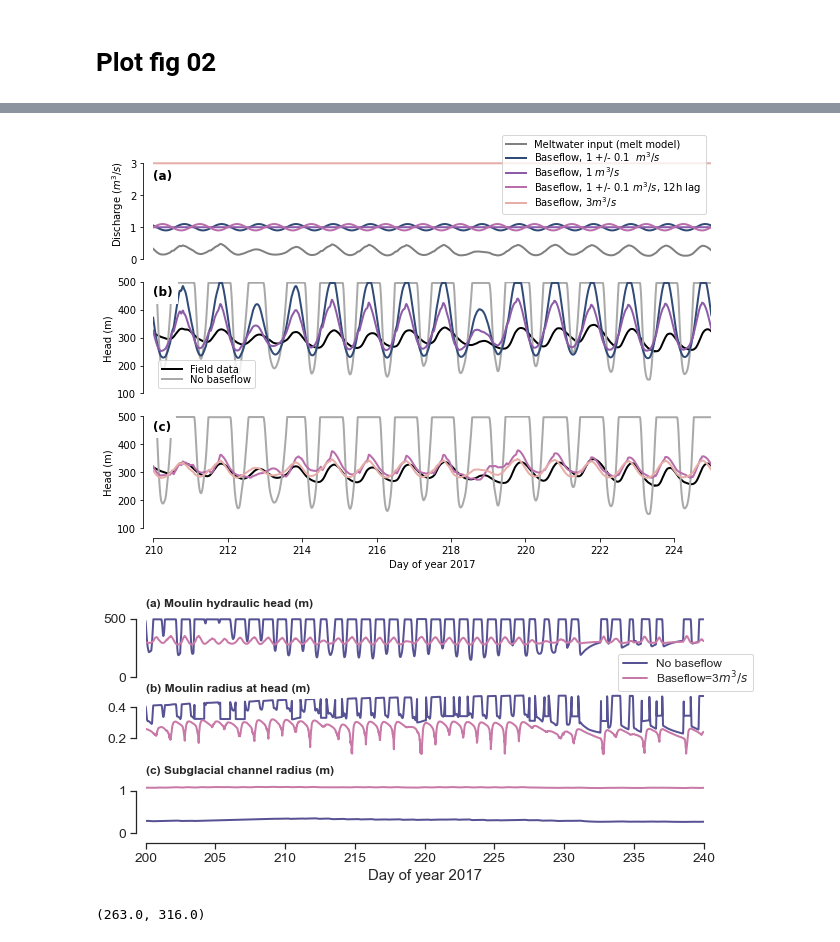
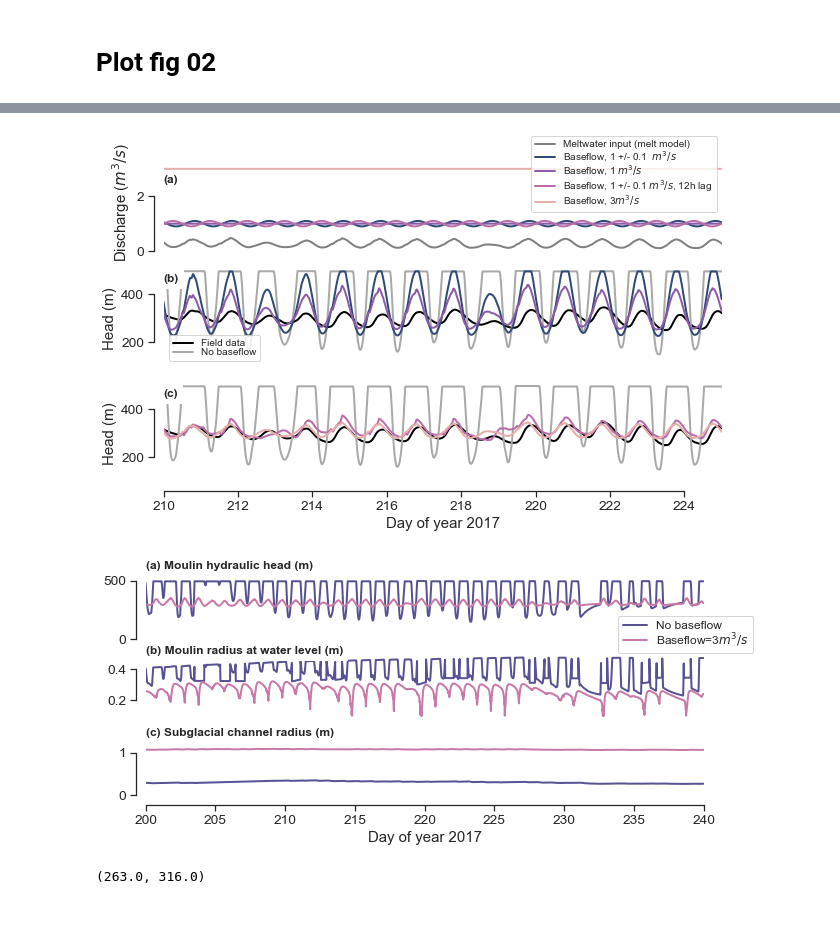
Before and after one commit to cctrunz/ModelRepo_pyMouShBaseflow_paper, a Jupyter notebook: Plot_figures_with_JEME.ipynb, the cells around one changed output, grey strips where cells are left out. Saved outputs shown, nothing was run; the diff lists cells and outputs as text; code cells hidden in the pictures; blank space fills up the shorter version.

```diff
--- a/Plot_figures_with_JEME.ipynb
+++ b/Plot_figures_with_JEME.ipynb
@@ -310,8 +351,12 @@ picklefile.close()
 Use pickled data if possible
 # %%
 
-picklefile = open('cylinder_TC', 'rb')
-cylinder = pickle.load(picklefile)
+picklefile = open('cylinder10_TC', 'rb')
+cylinder10 = pickle.load(picklefile)
+picklefile.close()
+
+picklefile = open('cylinder1_TC', 'rb')
+cylinder1 = pickle.load(picklefile)
 picklefile.close()
 
 picklefile = open('bf0_fix_TC', 'rb')
@@ -572,7 +612,7 @@ palette = sns.cubehelix_palette(n_colors=10, start=1.5, rot=1, gamma=1.5, hue=1,
 
 xlim = [210,225] #days
 ylim_head = [100,500]
-figure_size = (10,7)
+figure_size = (10,6)
 size_legend = 10
 lw = 2
 
@@ -595,7 +635,7 @@ ax[0].plot(bf3_fix.time_day, bf3_fix.dict['subglacial_baseflow'],
 
 
 #plot preferences
-ax[0].legend(loc=1, prop={'size': size_legend},labelspacing=0, bbox_to_anchor=(1, 1.15))
+ax[0].legend(loc=1, prop={'size': size_legend}, bbox_to_anchor=(1, 1.25),labelspacing=0)
 ax[0].set_xlim(xlim)
 ax[0].set_ylim([0,3.5])
 ax[0].set_ylabel('Discharge ($m^3/s$)')
@@ -623,34 +663,34 @@ ax[1].set_ylabel('Head (m)')
 ax[2].plot(t_real/secinday,h_real, color='black',linewidth=lw)
 ax[2].plot(bf0_fix.time_day, bf0_fix.dict['head'], color='darkgray',linewidth=lw)
 #plot head with lag
 ax[2].plot(bf1_osc_shift.time_day, bf1_osc_shift.dict['head'], color=palette[6],linewidth=lw)
 ax[2].plot(bf3_fix.time_day, bf3_fix.dict['head'], color=palette[8],linewidth=lw)
 
 #plot preferences
 ax[2].set_xlim(xlim)
 ax[2].set_ylim(ylim_head)
 ax[2].set_ylabel('Head (m)')
 ax[2].set_xlabel('Day of year 2017')
 
 #COMPARE baseflow and Qin
 
 sns.despine(offset=10,trim=True)
 sns.despine(ax=ax[0],bottom=True)
 sns.despine(ax=ax[1],bottom=True)
 ax[0].set_xticks([])
 ax[1].set_xticks([])
 
 #letters
 ax[0].text(210,2.5,'(a)',fontsize=12, weight='bold', bbox=dict(facecolor='white', edgecolor='white'))
 ax[1].text(210,450,'(b)',fontsize=12, weight='bold', bbox=dict(facecolor='white', edgecolor='white'))
 ax[2].text(210,450,'(c)',fontsize=12, weight='bold', bbox=dict(facecolor='white', edgecolor='white'))
 
 
 
 
 plt.savefig('Figure_TC/fig04.pdf',bbox_inches='tight')
 # %% [output]
-[figure, old version]
+[figure, new version]
 # %%
 sns.set_theme(style="ticks", font_scale=1.25)
 palette = sns.cubehelix_palette(n_colors=4, start=1.5, rot=1, gamma=1.5, hue=1,
@@ -706,20 +746,20 @@ sns.despine(trim=True, offset=[10,10])
 
 sns.despine(ax=axs[0],bottom=True)
 sns.despine(ax=axs[1],bottom=True)
-sns.despine(ax=ax2,right=False)
+#sns.despine(ax=ax2,right=False)
 axs[0].set_xticks([])
 axs[1].set_xticks([])
 
 #letters
 axs[0].text(200,600,'(a) Moulin hydraulic head (m)',fontsize=12, weight='bold', bbox=dict(facecolor='white'))
-axs[1].text(200,0.5,'(b) Moulin radius at head (m)',fontsize=12, weight='bold', bbox=dict(facecolor='white'))
+axs[1].text(200,0.5,'(b) Moulin radius at water level (m)',fontsize=12, weight='bold', bbox=dict(facecolor='white'))
 axs[2].text(200,1.4,'(c) Subglacial channel radius (m)',fontsize=12, weight='bold', bbox=dict(facecolor='white'))
 
 
 
 plt.savefig('Figure_TC/fig05.pdf',bbox_inches='tight')
 # %% [output]
-[figure, old version]
+[figure, new version]
 # %%
 plt.figure()
 plt.plot(t_real/secinday,h_real, color='black',linewidth=lw)
```
Also changed, not shown: parts of 9 cells of this notebook, 14 other files.
